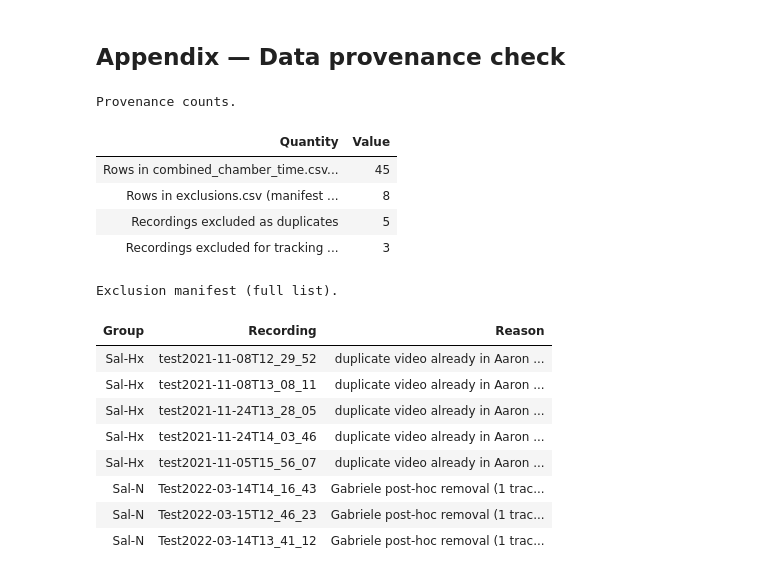
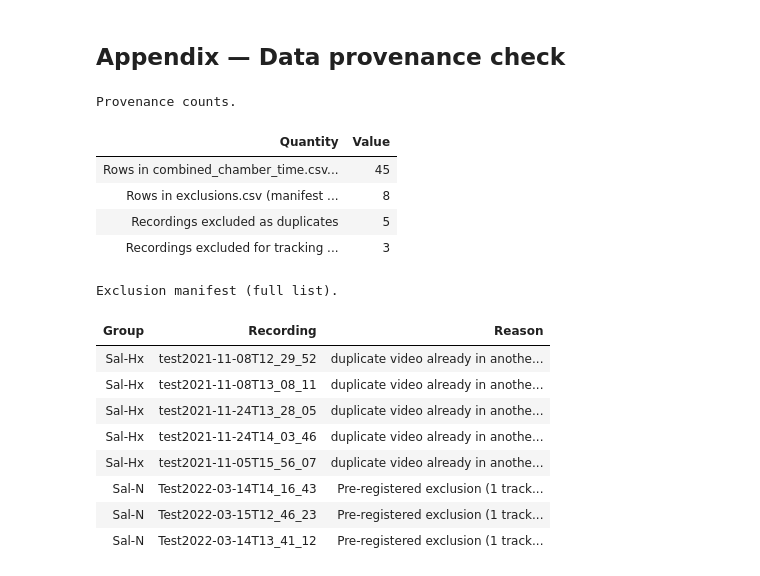
Before and after one commit to kratimenoslab/Mouse-Prematurity-Insults, a Jupyter notebook: Figures/Fig7/Fig7B/Fig7B.ipynb, the cells around one changed output. Cells and saved outputs as stored; diff of their text form; code cells hidden in the pictures.

```diff
--- a/Figures/Fig7/Fig7B/Fig7B.ipynb
+++ b/Figures/Fig7/Fig7B/Fig7B.ipynb
@@ -455,38 +455,38 @@ Per-group n in the Fig 7B SIT panel after exclusion.
 # %%
 ex = pd.read_csv("data/exclusions.csv")
 prov = pd.DataFrame({
     "Quantity": [
         "Rows in combined_chamber_time.csv (post-exclusion)",
         "Rows in exclusions.csv (manifest of removed recordings)",
         "Recordings excluded as duplicates",
         "Recordings excluded for tracking / quality reasons",
     ],
     "Value": [
         len(df),
         len(ex),
         int(ex["reason"].str.contains("duplicate", case=False).sum()),
-        int(ex["reason"].str.contains("post-hoc removal", case=False).sum()),
+        int(ex["reason"].str.contains("pre-registered", case=False).sum()),
     ],
 })
 display(prov.style.hide(axis="index").set_caption("Provenance counts."))
 display(ex[["group", "recording_id", "reason"]].rename(
         columns={"group": "Group", "recording_id": "Recording", "reason": "Reason"})
         .style.hide(axis="index")
         .set_caption("Exclusion manifest (full list)."))
 # %% [output]
 Provenance counts.
 | Quantity | Value |
 | Rows in combined_chamber_time.csv... | 45 |
 | Rows in exclusions.csv (manifest ... | 8 |
 | Recordings excluded as duplicates | 5 |
 | Recordings excluded for tracking ... | 3 |
 Exclusion manifest (full list).
 | Group | Recording | Reason |
-| Sal-Hx | test2021-11-08T12_29_52 | duplicate video already in Aaron ... |
-| Sal-Hx | test2021-11-08T13_08_11 | duplicate video already in Aaron ... |
-| Sal-Hx | test2021-11-24T13_28_05 | duplicate video already in Aaron ... |
-| Sal-Hx | test2021-11-24T14_03_46 | duplicate video already in Aaron ... |
-| Sal-Hx | test2021-11-05T15_56_07 | duplicate video already in Aaron ... |
-| Sal-N | Test2022-03-14T14_16_43 | Gabriele post-hoc removal (1 trac... |
-| Sal-N | Test2022-03-15T12_46_23 | Gabriele post-hoc removal (1 trac... |
-| Sal-N | Test2022-03-14T13_41_12 | Gabriele post-hoc removal (1 trac... |
+| Sal-Hx | test2021-11-08T12_29_52 | duplicate video already in anothe... |
+| Sal-Hx | test2021-11-08T13_08_11 | duplicate video already in anothe... |
+| Sal-Hx | test2021-11-24T13_28_05 | duplicate video already in anothe... |
+| Sal-Hx | test2021-11-24T14_03_46 | duplicate video already in anothe... |
+| Sal-Hx | test2021-11-05T15_56_07 | duplicate video already in anothe... |
+| Sal-N | Test2022-03-14T14_16_43 | Pre-registered exclusion (1 track... |
+| Sal-N | Test2022-03-15T12_46_23 | Pre-registered exclusion (1 track... |
+| Sal-N | Test2022-03-14T13_41_12 | Pre-registered exclusion (1 track... |
```
Also changed, not shown: 1 other file.
